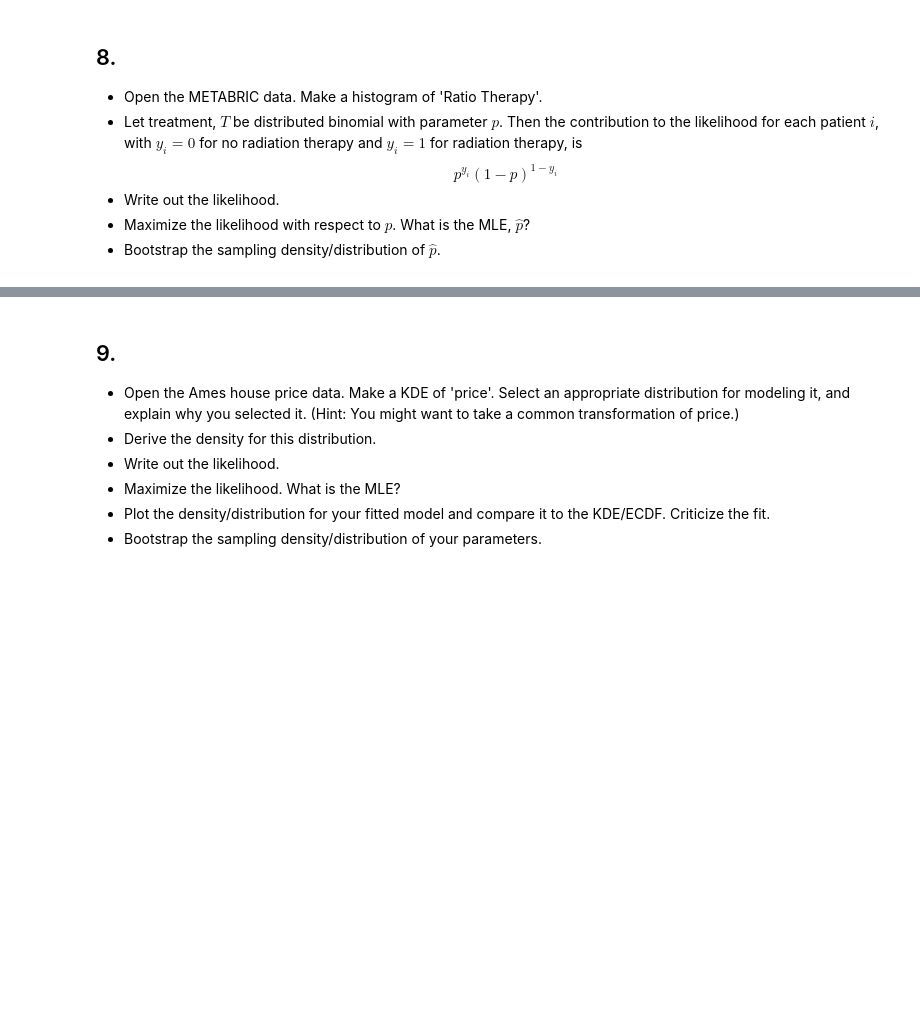
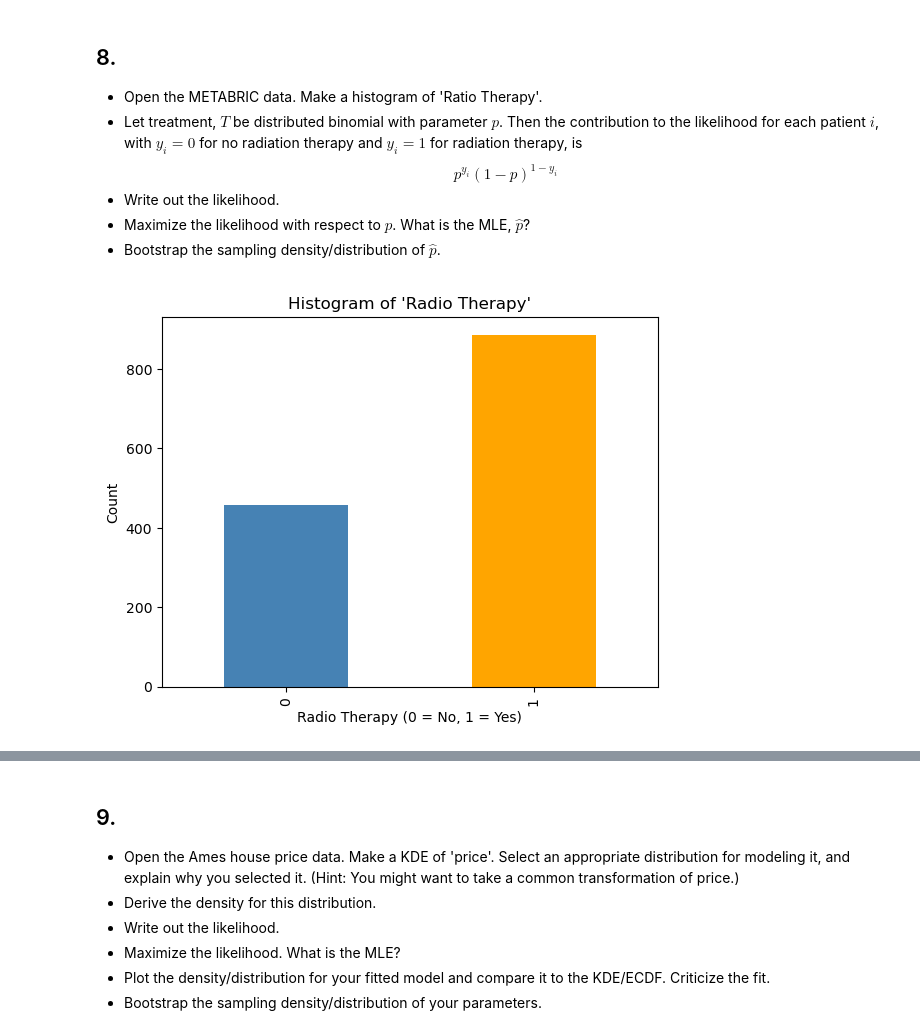
Before and after one commit to steveferenzi/5030, a Jupyter notebook: 5030_assignment_7_Ferenzi.ipynb, the cells around one changed output, grey strips where cells are left out. Drawn from its saved outputs; the diff is of its cells as text; code cells hidden in the pictures; blank space fills up the shorter version.

```diff
--- a/5030_assignment_7_Ferenzi.ipynb
+++ b/5030_assignment_7_Ferenzi.ipynb
@@ -124,3 +124,21 @@ $$
 - Write out the likelihood.
 - Maximize the likelihood with respect to $p$. What is the MLE, $\hat{p}$?
 - Bootstrap the sampling density/distribution of $\hat{p}$.
+# %%
+import pandas as pd, numpy as np, matplotlib.pyplot as plt
+from scipy import stats
+
+metabric = pd.read_csv("metabric.csv")
+
+# Use 'Radio Therapy' column (binary: YES/NO)
+radio_therapy = metabric['Radio Therapy'].dropna().str.upper().map({'YES': 1, 'NO': 0})
+n = len(radio_therapy)
+
+# Histogram
+radio_therapy.value_counts().sort_index().plot(kind='bar', color=['steelblue', 'orange'])
+plt.xlabel("Radio Therapy (0 = No, 1 = Yes)")
+plt.ylabel("Count")
+plt.title("Histogram of 'Radio Therapy'")
+plt.show()
+# %% [output]
+[figure, added]
```
Also changed, not shown: parts of 16 cells of this notebook.
